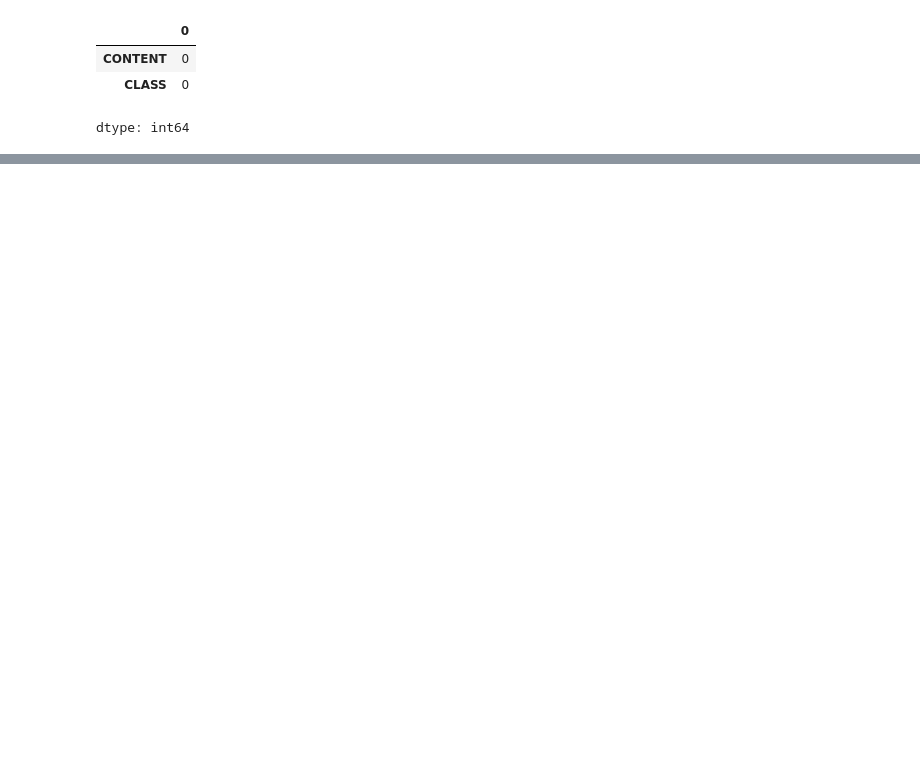
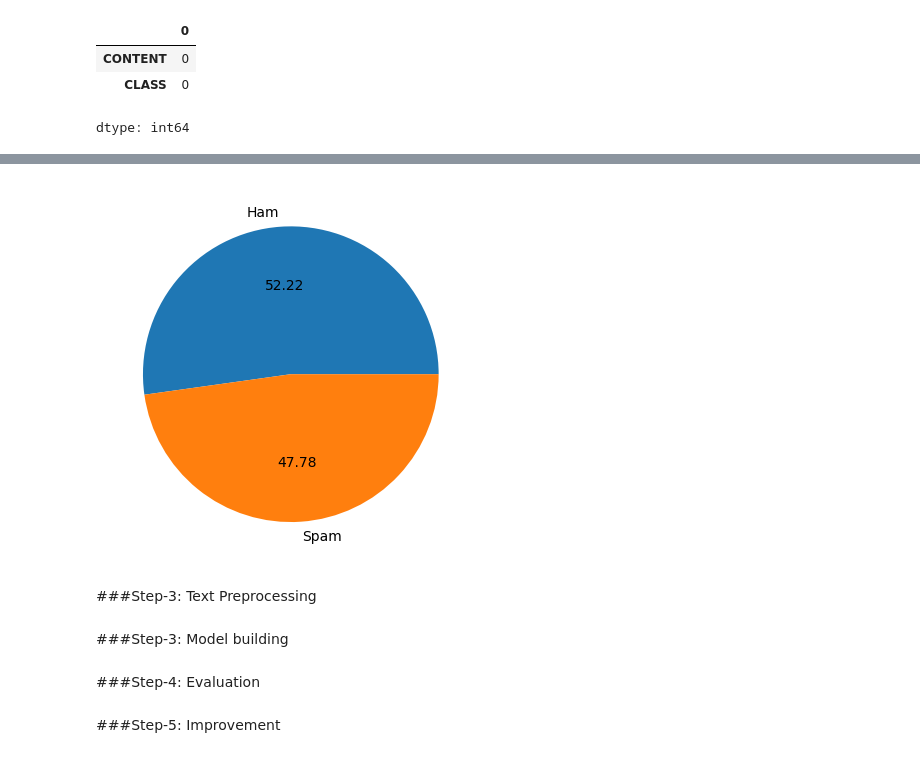
Before and after one commit to shemanto27/Spam-Comments-Detection-Using-NLP, a Jupyter notebook: Spam_Comment_Detection_and_Implementation.ipynb, the cells around one changed output, grey strips where cells are left out. Drawn from its saved outputs; the diff is of its cells as text; code cells hidden in the pictures; blank space fills up the shorter version.

```diff
--- a/Spam_Comment_Detection_and_Implementation.ipynb
+++ b/Spam_Comment_Detection_and_Implementation.ipynb
@@ -109,0 +121,4 @@ dtype: int64
+# %%
+#droping duplicated value
+df = df.drop_duplicates(keep='first')
+df.duplicated().sum()
@@ -109,0 +142,14 @@ dtype: int64
+# %%
+#piechart for seeing data distribution (Is data imbalanced? Ans:NO)
+plt.pie(df['CLASS'].value_counts(), labels=['Ham', 'Spam'], autopct='%0.2f')
+plt.show()
+# %% [output]
+[figure, added]
+# %% [markdown]
+###Step-3: Text Preprocessing
+# %% [markdown]
+###Step-3: Model building
+# %% [markdown]
+###Step-4: Evaluation
+# %% [markdown]
+###Step-5: Improvement
```
Also changed, not shown: parts of 8 cells of this notebook.
